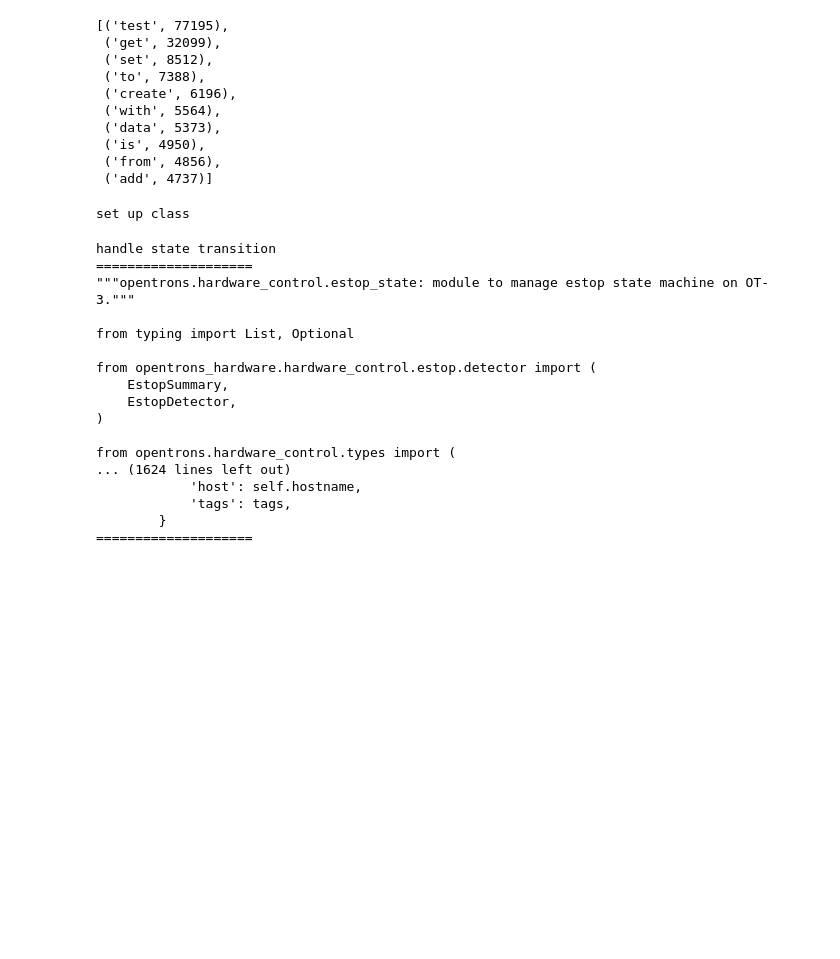
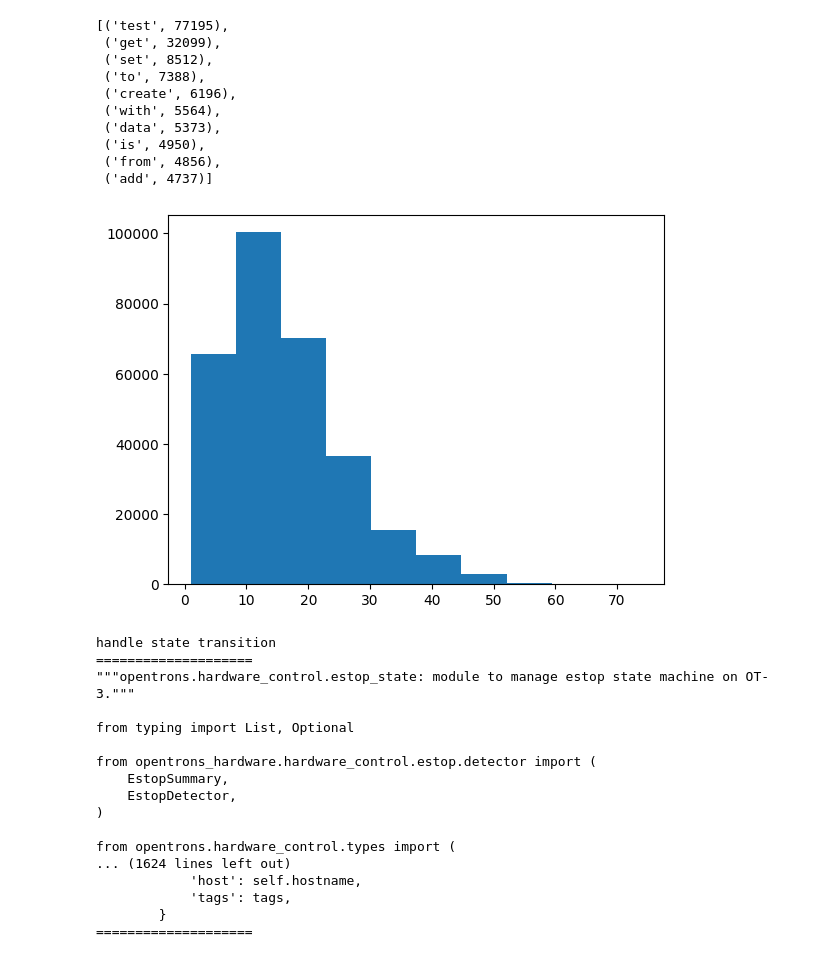
Before and after one commit to msh2481/method_name, a Jupyter notebook: view.ipynb, the cells around one changed output. Cells and saved outputs as stored; diff of their text form; code cells hidden in the pictures; blank space fills up the shorter version.

```diff
--- a/view.ipynb
+++ b/view.ipynb
@@ -92,10 +92,17 @@ counter.most_common(10)
  ('is', 4950),
  ('from', 4856),
  ('add', 4737)]
-# %%
-print(df["label"][0])
-# %% [output]
-set up class
+# %%
+from matplotlib import pyplot as plt
+
+label_lengths = []
+for label in df["label"]:
+    label_lengths.append(len(str(label)))
+
+plt.hist(label_lengths)
+plt.show()
+# %% [output]
+[figure, added]
 # %%
 import torch as t
 
```
Also changed, not shown: 3 other files.
